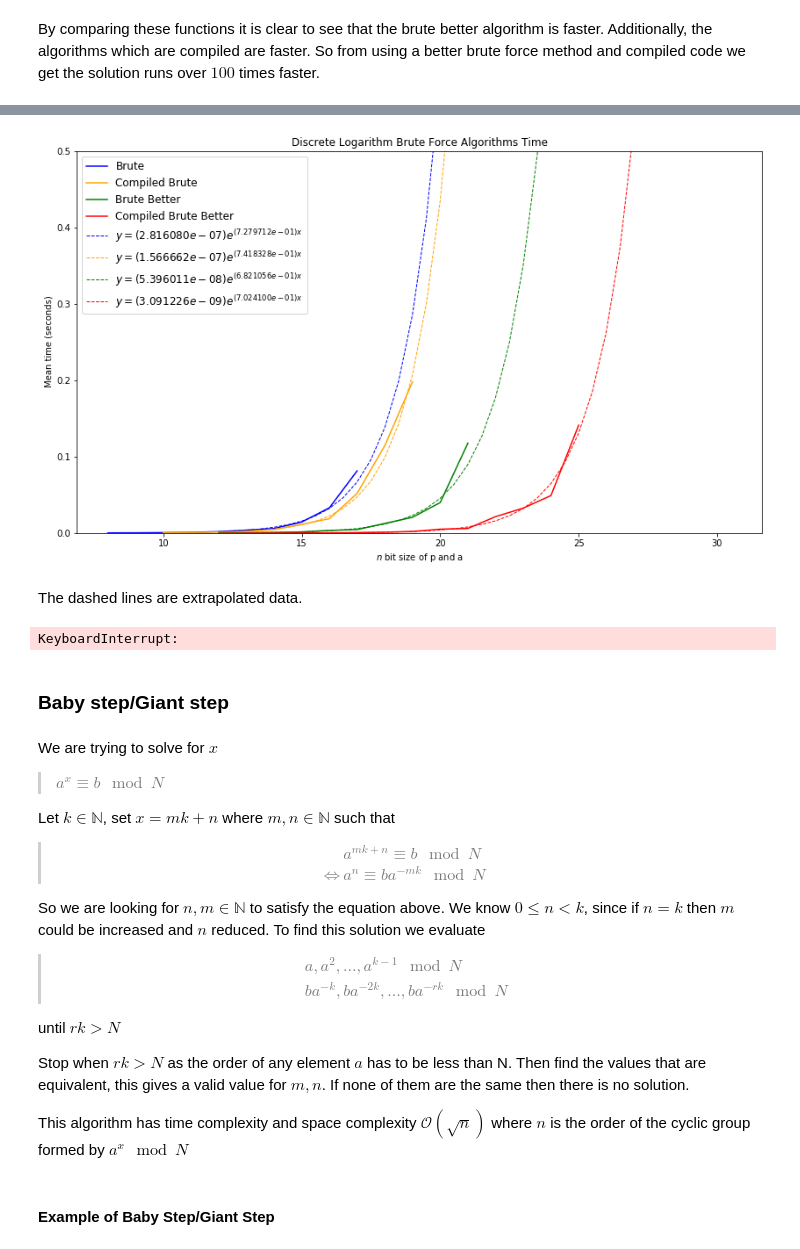
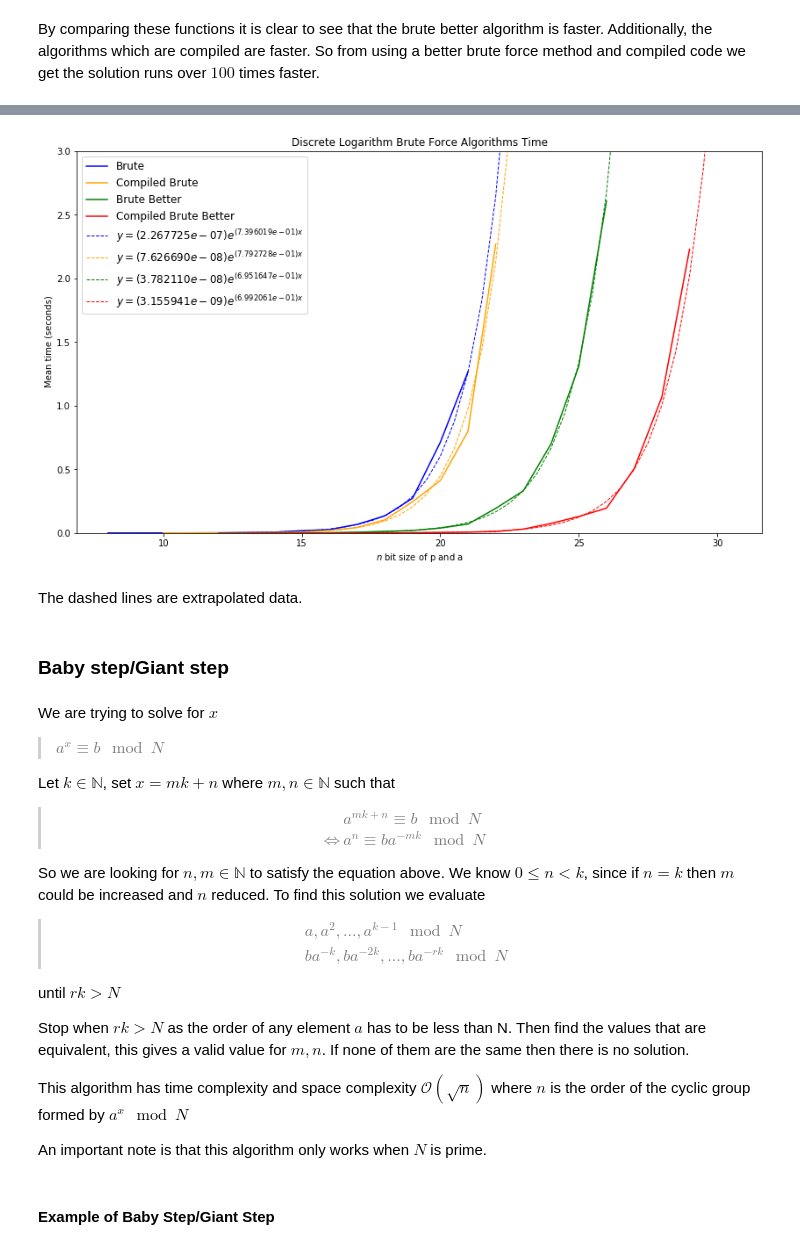
Before and after one commit to UOBMathTeam/CryptographyProject, a Jupyter notebook: Cryptography_Project.ipynb, the cells around one changed output, grey strips where cells are left out. Saved outputs shown, nothing was run; the diff lists cells and outputs as text; code cells hidden in the pictures.

```diff
--- a/Cryptography_Project.ipynb
+++ b/Cryptography_Project.ipynb
@@ -1334,0 +1344,6 @@ dl_brute_better_fast_times = time_discrete_logarithm(
+# %%
+read_times = True
+dl_brute_time_file_name = 'Discrete Logarithm Brute Times.csv'
+dl_brute_fast_time_file_name = 'Discrete Logarithm Compiled Brute Times.csv'
+dl_brute_better_time_file_name = 'Discrete Logarithm Better Brute Times.csv'
+dl_brute_better_fast_time_file_name = 'Discrete Logarithm Compiled Better Brute Times.csv'
@@ -1335,3 +1362,40 @@ dl_brute_better_fast_times = time_discrete_logarithm(
+# %%
+# Compiled Brute
+if os.path.exists('data/' + dl_brute_fast_time_file_name) and read_times:
+    # read
+    dl_brute_fast_times = pd.read_csv(
+        'data/' + dl_brute_fast_time_file_name, index_col=0)
+else:
+    # Create times
+    dl_brute_fast_times = time_discrete_logarithm(
+        discrete_logarithm_brute_fast, 10, 23, 20)  # 23
+    # Save times
+    dl_brute_fast_times.to_csv('data/' + dl_brute_fast_time_file_name)
+# %%
+# Better Brute
+if os.path.exists('data/' + dl_brute_better_time_file_name) and read_times:
+    # read file
+    dl_brute_better_times = pd.read_csv(
+        'data/' + dl_brute_better_time_file_name, index_col=0)
+else:
+    # Create times
+    dl_brute_better_times = time_discrete_logarithm(
+        discrete_logarithm_brute_better, 12, 27, 20)  # 26
+    # Save times
+    dl_brute_better_times.to_csv('data/' + dl_brute_better_time_file_name)
+# %%
+# Compiled Better Brute
+if os.path.exists('data/' + dl_brute_better_fast_time_file_name) and read_times:
+    # read file
+    dl_brute_better_fast_times = pd.read_csv(
+        'data/' + dl_brute_better_fast_time_file_name, index_col=0)
+else:
+    # Create times
+    dl_brute_better_fast_times = time_discrete_logarithm(
+        discrete_logarithm_brute_better_fast, 13, 30, 20)  # 29
+    # Save times
+    dl_brute_better_fast_times.to_csv(
+        'data/' + dl_brute_better_fast_time_file_name)
 # %%
 MT = 'Mean time'
 ST = 'Std time'
@@ -1380,64 +1444,37 @@ plt.plot(dl_brute_better_times['Mean time'],
          label='Brute Better', color='green')
 plt.plot(dl_brute_better_fast_times['Mean time'],
          label='Compiled Brute Better', color='red')
 
 # The extrapolated curves
 plt.plot(*get_prediction(dl_brute_times[MT], 12, 31), linewidth=1,
          linestyle="--", color="blue",
          label=r"$y = (%e) e^{(%e) x}$" % (get_prediction(dl_brute_times[MT], ab=True)))
 
 plt.plot(*get_prediction(dl_brute_fast_times[MT], 12, 31), linewidth=1,
          linestyle="--", color="orange",
          label=r"$y = (%e) e^{(%e) x}$" % (get_prediction(dl_brute_fast_times[MT], ab=True)))
 
 plt.plot(*get_prediction(dl_brute_better_times[MT], 12, 31), linewidth=1,
          linestyle="--", color="green",
          label=r"$y = (%e) e^{(%e) x}$" % (get_prediction(dl_brute_better_times[MT], ab=True)))
 
 plt.plot(*get_prediction(dl_brute_better_fast_times[MT], 12, 31), linewidth=1,
          linestyle="--", color="red",
          label=r"$y = (%e) e^{(%e) x}$" % (get_prediction(dl_brute_better_fast_times[MT],
                                                           ab=True)))
 
-plt.ylim(0, 0.5)
+plt.ylim(0, 3)
 plt.legend(loc="upper left", prop={"size": 12})
 plt.xlabel(r"$n$ bit size of p and a")
 plt.ylabel(r" Mean time (seconds)")
 plt.title(r"Discrete Logarithm Brute Force Algorithms Time")
 # plt.yscale('log')
 
 plt.show()
 # %% [output]
-[figure, old version]
+[figure, new version]
 # %% [markdown]
 The dashed lines are extrapolated data.
-# %%
-# File save
-# Will be frozen so can't run when montoring
-start = 6
-stop = 70
-num_samples = 25
-
-
-file_name = "BruteForceDiscreteLogData.csv"
-
-
-for n_bit in range(start, stop):
-    public_keys = [gen_public_key(n_bit) for i in range(num_samples)]
-
-    input_parameters = format_input_parameters(public_keys)
-    temp_mean, temp_std = time_func(
-        discrete_logarithm_brute, num_samples, input_parameters)
-
-    string_to_append = str(n_bit) + ", "
-    string_to_append += str(temp_mean) + ", "
-    string_to_append += str(temp_std) + ", "
-    string_to_append += str(num_samples) + "\n"
-    brute_force_file = open(file_name, "a")
-    brute_force_file.write(string_to_append)
-    brute_force_file.close()
-# %% [output]
-KeyboardInterrupt:
 # %% [markdown]
 ###  Baby step/Giant step
 # %% [markdown]
@@ -1463,6 +1500,8 @@ until $rk>N$
 Stop when $rk>N$ as the order of any element $a$ has to be less than N. Then find the values that are equivalent, this gives a valid value for $m,n$. If none of them are the same then there is no solution.
 
 This algorithm has time complexity and space complexity $\mathcal{O} (\sqrt{n})$ where $n$ is the order of the cyclic group formed by $a^x\mod{N}$
+
+An important note is that this algorithm only works when $N$ is prime.
 # %%
 def discrete_logarithm_step(a, N, z):
     """Solves the discrete logarithm problem
```
Also changed, not shown: parts of 41 cells of this notebook, 9 other files.
